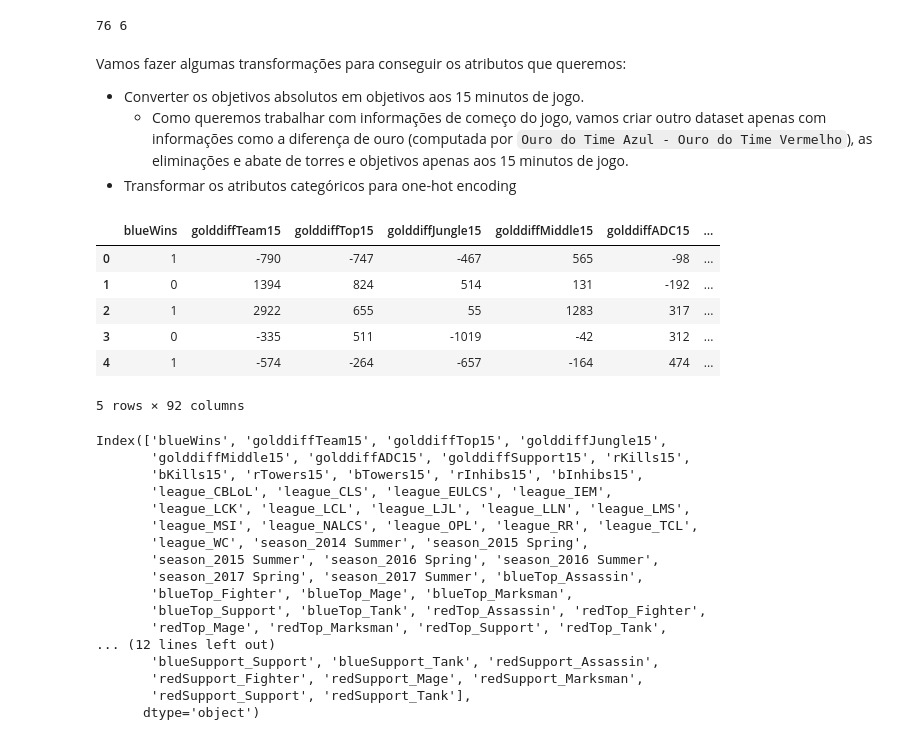
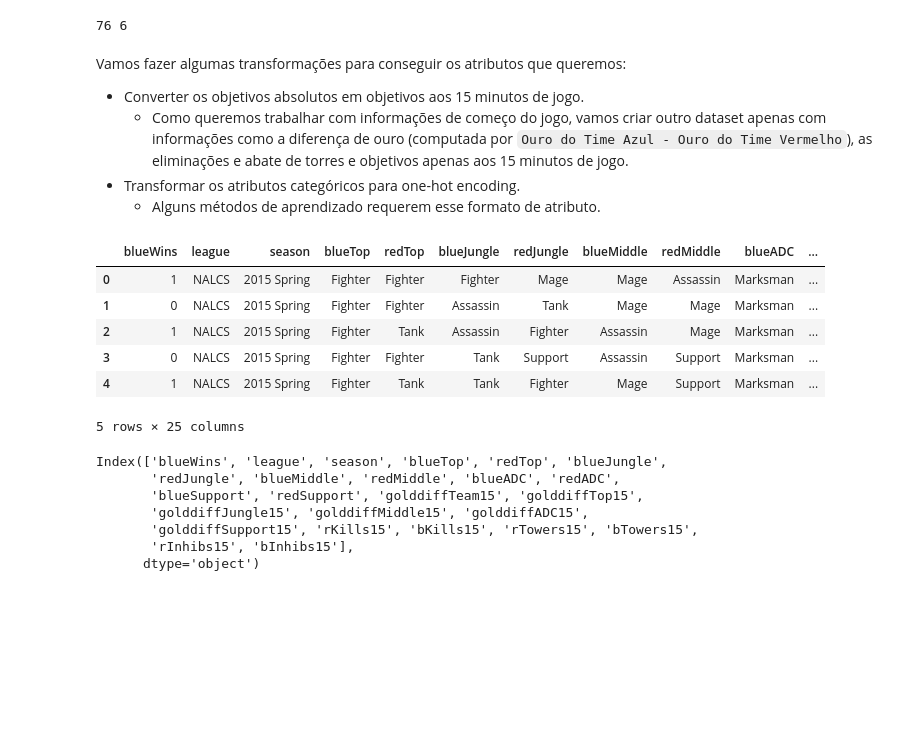
Before and after one commit to marscos/learning_of_legends, a Jupyter notebook: Assignment.ipynb, the cells around one changed output. Drawn from its saved outputs; the diff is of its cells as text; code cells hidden in the pictures; blank space fills up the shorter version.

```diff
--- a/Assignment.ipynb
+++ b/Assignment.ipynb
@@ -18,6 +20,6 @@ Usando todos os atributos disponíveis sobre as partidas, a previsão do time ve
 
 ## Tratamento dos Dados
 # %%
-lol = pd.read_csv("data/LeagueOfLegends.csv")
+lol = pd.read_csv("data/LeagueOfLegends.csv").drop("Unnamed: 0", axis=1)
 lol.head()
 # %% [output]
@@ -35,6 +37,7 @@ import re
 
 try:
     role = pd.read_csv("data/champion_role.csv")
+    role.drop("Unnamed: 0", axis=1, inplace=True)
 except FileNotFoundError:
     champions = pd.read_json("data/champion_info.json", orient="index").reset_index()
     role = pd.DataFrame({"name": champions.name.apply(lambda s: re.sub('[\'. ]', '', s).lower()),
@@ -74,10 +60,14 @@ print(len(lol.blueTopChamp.unique()), len(role.role.unique()))
 Vamos fazer algumas transformações para conseguir os atributos que queremos:
 - Converter os objetivos absolutos em objetivos aos 15 minutos de jogo.
     - Como queremos trabalhar com informações de começo do jogo, vamos criar outro dataset apenas com informações como a diferença de ouro (computada por `Ouro do Time Azul - Ouro do Time Vermelho`), as eliminações e abate de torres e objetivos apenas aos 15 minutos de jogo.
-- Transformar os atributos categóricos para one-hot encoding
+- Transformar os atributos categóricos para one-hot encoding.
+    - Alguns métodos de aprendizado requerem esse formato de atributo.
 # %%
 try:
     lol_early = pd.read_csv("data/lol_early.csv")
+    lol_early.drop("Unnamed: 0", axis=1, inplace=True)
+    lol_early_ohe = pd.read_csv("data/lol_early_ohe.csv")
+    lol_early_ohe.drop("Unnamed: 0", axis=1, inplace=True)
 except FileNotFoundError:
     lol_early = pd.DataFrame()
     lol.replace("MonkeyKing", "Wukong", inplace=True)
@@ -93,60 +83,52 @@ except FileNotFoundError:
     lol_early["redMiddle"] = lol.redMiddleChamp.apply(lambda champ: role[role.name == re.sub('[\'. ]', '', champ).lower()].iloc[0].role)
     lol_early["blueADC"] = lol.blueADCChamp.apply(lambda champ: role[role.name == re.sub('[\'. ]', '', champ).lower()].iloc[0].role)
     lol_early["redADC"] = lol.redADCChamp.apply(lambda champ: role[role.name == re.sub('[\'. ]', '', champ).lower()].iloc[0].role)
     lol_early["blueSupport"] = lol.blueSupportChamp.apply(lambda champ: role[role.name == re.sub('[\'. ]', '', champ).lower()].iloc[0].role)
     lol_early["redSupport"] = lol.redSupportChamp.apply(lambda champ: role[role.name == re.sub('[\'. ]', '', champ).lower()].iloc[0].role)
 
     # Extração da diferença de ouro/minuto em diferença de ouro aos 15 minutos, para cada posição
     lol_early["golddiffTeam15"] = lol.golddiff.apply(lambda s: int(s[1:-1].split(',')[14]))
     lol_early["golddiffTop15"] = lol.goldblueTop.apply(lambda s: int(s[1:-1].split(',')[14])) - lol.goldredTop.apply(lambda s: int(s[1:-1].split(',')[14]))
     lol_early["golddiffJungle15"] = lol.goldblueJungle.apply(lambda s: int(s[1:-1].split(',')[14])) - lol.goldredJungle.apply(lambda s: int(s[1:-1].split(',')[14]))
     lol_early["golddiffMiddle15"] = lol.goldblueMiddle.apply(lambda s: int(s[1:-1].split(',')[14])) - lol.goldredMiddle.apply(lambda s: int(s[1:-1].split(',')[14]))
     lol_early["golddiffADC15"] = lol.goldblueADC.apply(lambda s: int(s[1:-1].split(',')[14])) - lol.goldredADC.apply(lambda s: int(s[1:-1].split(',')[14]))
     lol_early["golddiffSupport15"] = lol.goldblueSupport.apply(lambda s: int(s[1:-1].split(',')[14])) - lol.goldredSupport.apply(lambda s: int(s[1:-1].split(',')[14]))
 
     # Extração de placar de eliminações aos 15 minutos
     lol_early["rKills15"] = lol.rKills.apply(lambda s: eval(s)).apply(lambda l: 0 if len(l)==0 else sum(1 for k in l if k[0] <= 15))
     lol_early["bKills15"] = lol.bKills.apply(lambda s: eval(s)).apply(lambda l: 0 if len(l)==0 else sum(1 for k in l if k[0] <= 15))
 
     # Extração do placar de Torres aos 15 minutos
     lol_early["rTowers15"] = lol.rTowers.apply(lambda s: eval(s)).apply(lambda l: 0 if len(l)==0 else sum(1 for t in l if t[0] <= 15))
     lol_early["bTowers15"] = lol.bTowers.apply(lambda s: eval(s)).apply(lambda l: 0 if len(l)==0 else sum(1 for t in l if t[0] <= 15))
 
     # Extração do placar de Inibidores aos 15 minutos
     lol_early["rInhibs15"] = lol.rInhibs.apply(lambda s: eval(s)).apply(lambda l: 0 if len(l)==0 else sum(1 for i in l if i[0] <= 15))
     lol_early["bInhibs15"] = lol.bInhibs.apply(lambda s: eval(s)).apply(lambda l: 0 if len(l)==0 else sum(1 for i in l if i[0] <= 15))
 
-    #One-Hot Encoding
-    lol_early = pd.get_dummies(lol_early)
-
     lol_early.to_csv("data/lol_early.csv")
 
+    #One-Hot Encoding
+    lol_early_ohe = pd.get_dummies(lol_early)
+    lol_early_ohe.to_csv("data/lol_early_ohe.csv")
+
+
 lol_early.head()
 # %% [output]
-|  | blueWins | golddiffTeam15 | golddiffTop15 | golddiffJungle15 | golddiffMiddle15 | golddiffADC15 | ... |
-| 0 | 1 | -790 | -747 | -467 | 565 | -98 | ... |
-| 1 | 0 | 1394 | 824 | 514 | 131 | -192 | ... |
-| 2 | 1 | 2922 | 655 | 55 | 1283 | 317 | ... |
-| 3 | 0 | -335 | 511 | -1019 | -42 | 312 | ... |
-| 4 | 1 | -574 | -264 | -657 | -164 | 474 | ... |
+|  | blueWins | league | season | blueTop | redTop | blueJungle | redJungle | blueMiddle | redMiddle | blueADC | ... |
+| 0 | 1 | NALCS | 2015 Spring | Fighter | Fighter | Fighter | Mage | Mage | Assassin | Marksman | ... |
+| 1 | 0 | NALCS | 2015 Spring | Fighter | Fighter | Assassin | Tank | Mage | Mage | Marksman | ... |
+| 2 | 1 | NALCS | 2015 Spring | Fighter | Tank | Assassin | Fighter | Assassin | Mage | Marksman | ... |
+| 3 | 0 | NALCS | 2015 Spring | Fighter | Fighter | Tank | Support | Assassin | Support | Marksman | ... |
+| 4 | 1 | NALCS | 2015 Spring | Fighter | Tank | Tank | Fighter | Mage | Support | Marksman | ... |
-5 rows × 92 columns
+5 rows × 25 columns
 # %%
 lol_early.columns
 # %% [output]
-Index(['blueWins', 'golddiffTeam15', 'golddiffTop15', 'golddiffJungle15',
-       'golddiffMiddle15', 'golddiffADC15', 'golddiffSupport15', 'rKills15',
-       'bKills15', 'rTowers15', 'bTowers15', 'rInhibs15', 'bInhibs15',
-       'league_CBLoL', 'league_CLS', 'league_EULCS', 'league_IEM',
-       'league_LCK', 'league_LCL', 'league_LJL', 'league_LLN', 'league_LMS',
-       'league_MSI', 'league_NALCS', 'league_OPL', 'league_RR', 'league_TCL',
-       'league_WC', 'season_2014 Summer', 'season_2015 Spring',
-       'season_2015 Summer', 'season_2016 Spring', 'season_2016 Summer',
-       'season_2017 Spring', 'season_2017 Summer', 'blueTop_Assassin',
-       'blueTop_Fighter', 'blueTop_Mage', 'blueTop_Marksman',
-       'blueTop_Support', 'blueTop_Tank', 'redTop_Assassin', 'redTop_Fighter',
-       'redTop_Mage', 'redTop_Marksman', 'redTop_Support', 'redTop_Tank',
-... (12 lines left out)
-       'blueSupport_Support', 'blueSupport_Tank', 'redSupport_Assassin',
-       'redSupport_Fighter', 'redSupport_Mage', 'redSupport_Marksman',
-       'redSupport_Support', 'redSupport_Tank'],
+Index(['blueWins', 'league', 'season', 'blueTop', 'redTop', 'blueJungle',
+       'redJungle', 'blueMiddle', 'redMiddle', 'blueADC', 'redADC',
+       'blueSupport', 'redSupport', 'golddiffTeam15', 'golddiffTop15',
+       'golddiffJungle15', 'golddiffMiddle15', 'golddiffADC15',
+       'golddiffSupport15', 'rKills15', 'bKills15', 'rTowers15', 'bTowers15',
+       'rInhibs15', 'bInhibs15'],
       dtype='object')
```
Also changed, not shown: parts of 8 cells of this notebook, 2 other files.
